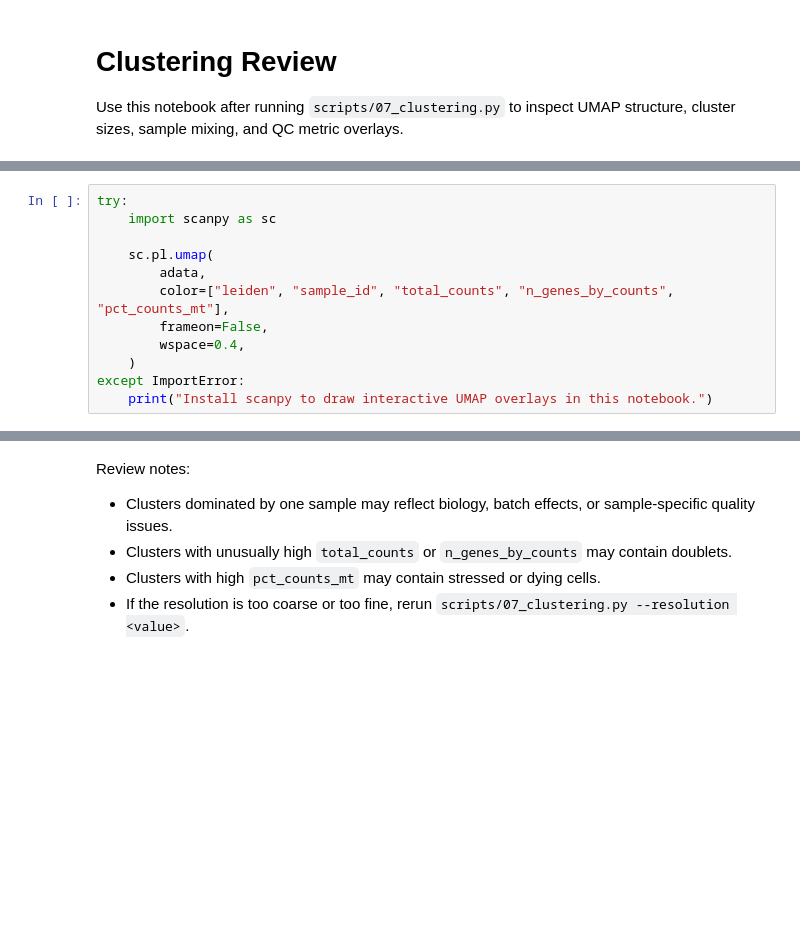
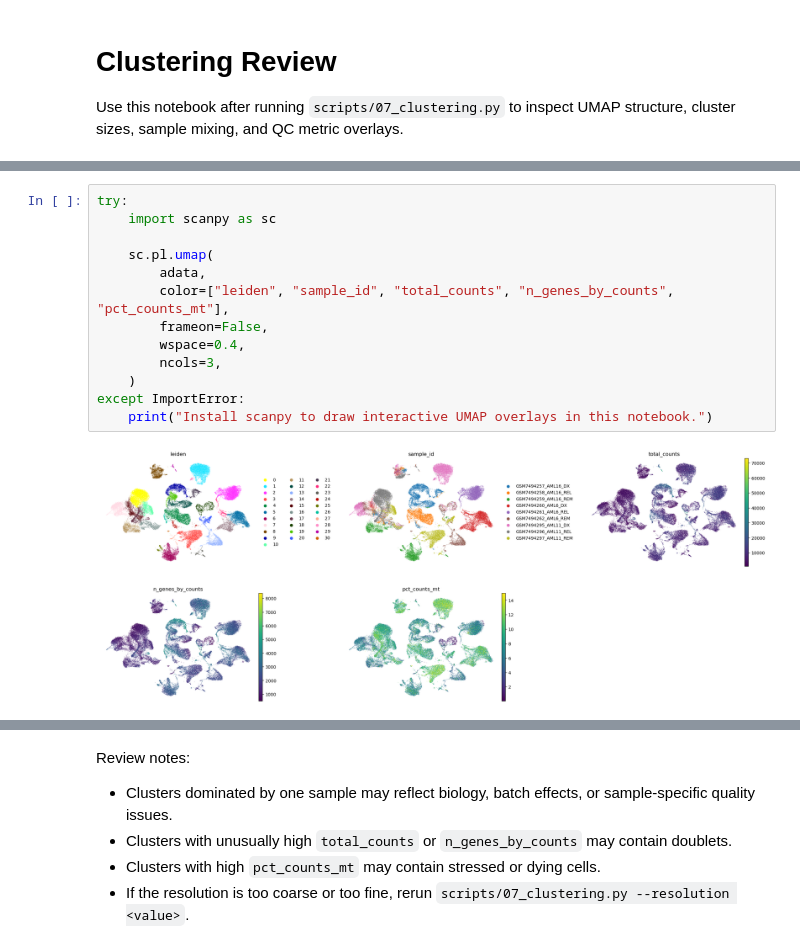
Before and after one commit to RongMonica/scRNAseq_pipeline, a Jupyter notebook: notebooks/02_clustering_review.ipynb, the cells around one changed output, grey strips where cells are left out. Saved outputs shown, nothing was run; the diff lists cells and outputs as text; blank space fills up the shorter version.

```diff
--- a/notebooks/02_clustering_review.ipynb
+++ b/notebooks/02_clustering_review.ipynb
@@ -40,15 +104,18 @@ fig.tight_layout()
 # %%
 try:
     import scanpy as sc
 
     sc.pl.umap(
         adata,
         color=["leiden", "sample_id", "total_counts", "n_genes_by_counts", "pct_counts_mt"],
         frameon=False,
         wspace=0.4,
+        ncols=3,
     )
 except ImportError:
     print("Install scanpy to draw interactive UMAP overlays in this notebook.")
+# %% [output]
+[figure, added]
 # %%
 qc_by_cluster = adata.obs.groupby("leiden")[["total_counts", "n_genes_by_counts", "pct_counts_mt"]].median()
 qc_by_cluster
```
Also changed, not shown: parts of 7 cells of this notebook.
